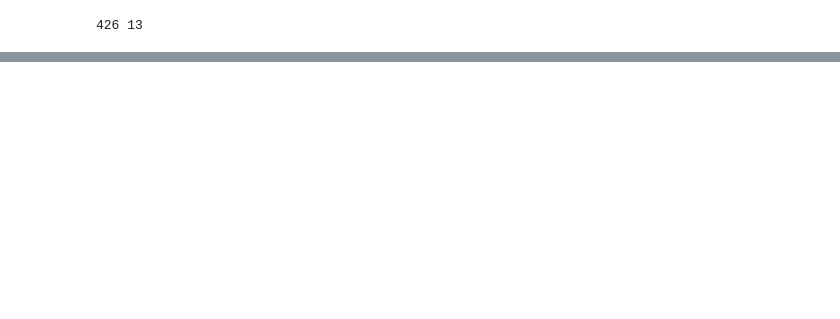
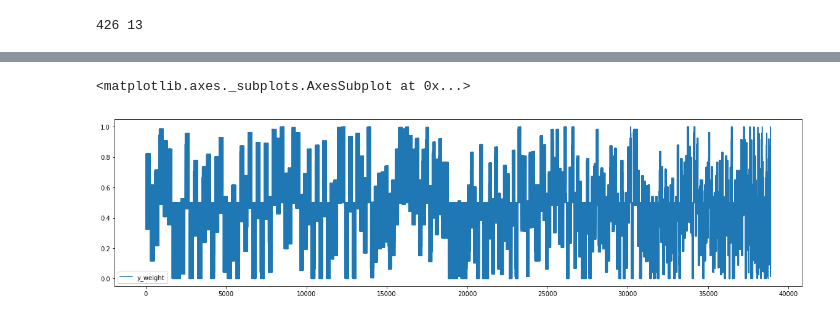
Before and after one commit to ffaisal93/linkPrediction, a Jupyter notebook: link_prediction.ipynb, the cells around one changed output, grey strips where cells are left out. Drawn from its saved outputs; the diff is of its cells as text; code cells hidden in the pictures; blank space fills up the shorter version.

```diff
--- a/link_prediction.ipynb
+++ b/link_prediction.ipynb
@@ -306,0 +503,5 @@ See the caveats in the documentation: http://pandas.pydata.org/pandas-docs/stabl
+# %%
+train_data[2001][(train_data[2001]['label']==0)].plot(y=['y_weight'],figsize=(20, 5))
+# %% [output]
+<matplotlib.axes._subplots.AxesSubplot at 0x...>
+[figure, added]
```
Also changed, not shown: parts of 26 cells of this notebook, 11 other files.
